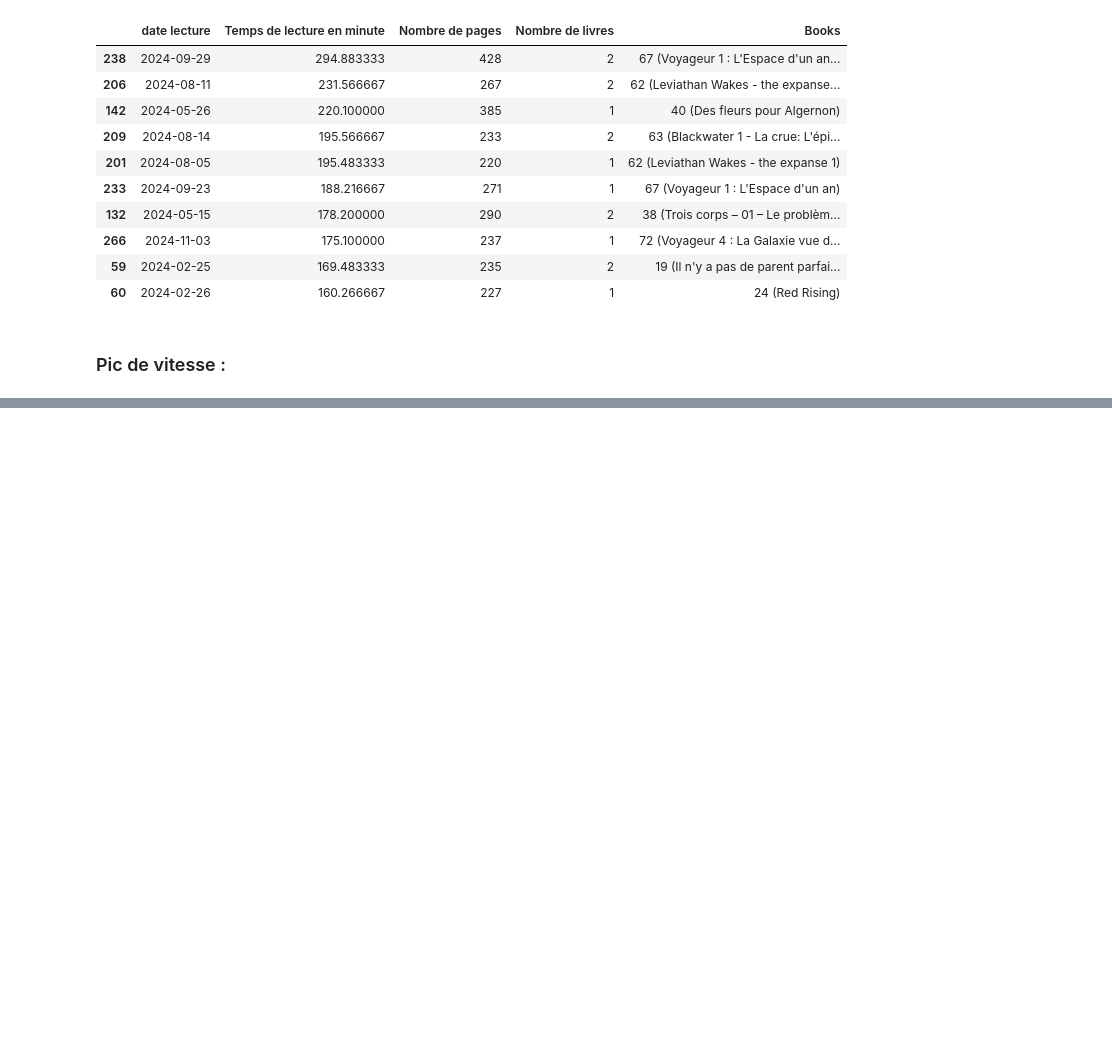
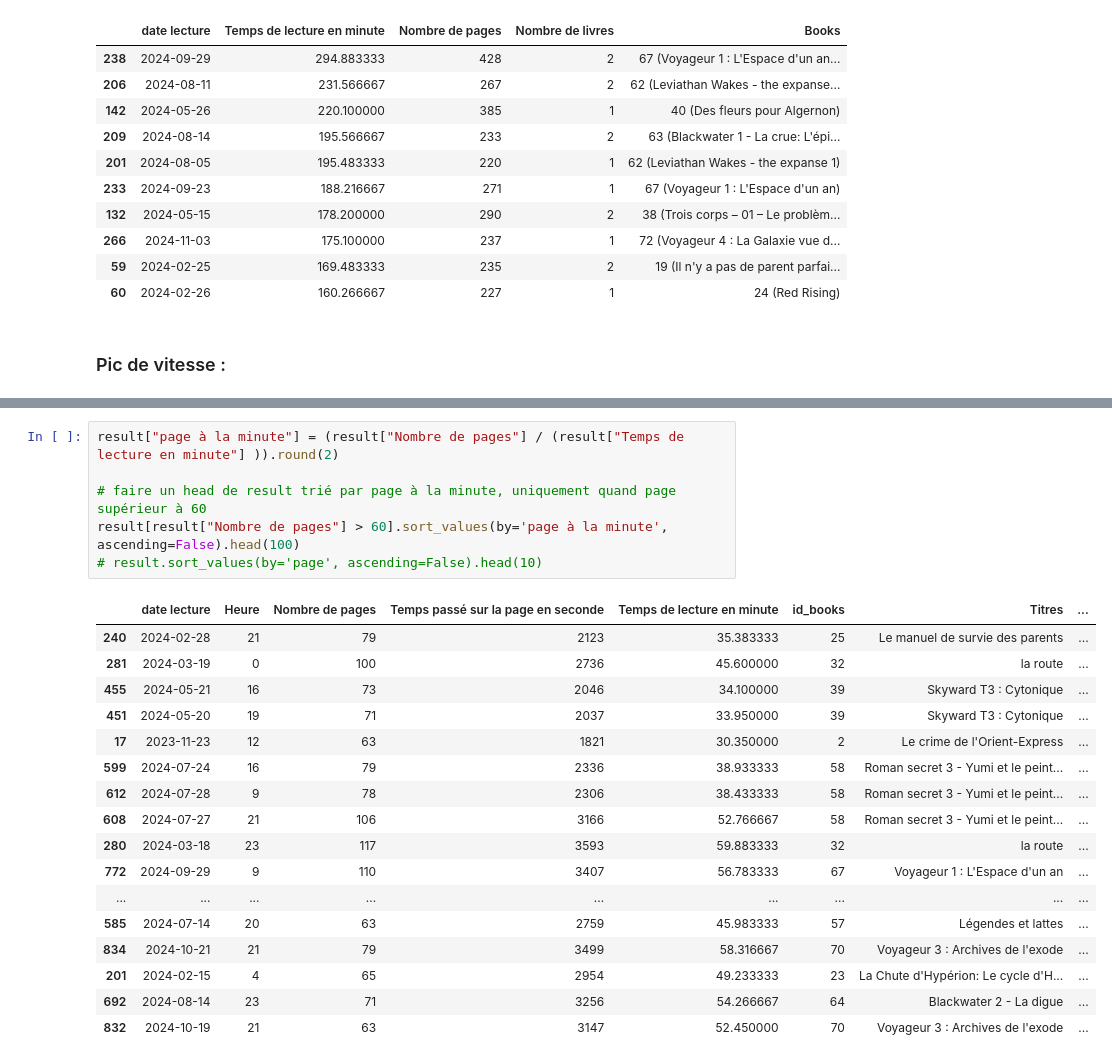
Before and after one commit to ChrisOlv/book_data_analysis, a Jupyter notebook: dataviz/dataviz.ipynb, the cells around one changed output, grey strips where cells are left out. Drawn from its saved outputs; the diff is of its cells as text; blank space fills up the shorter version.

```diff
--- a/dataviz/dataviz.ipynb
+++ b/dataviz/dataviz.ipynb
@@ -570,0 +557,24 @@ merged_data.sort_values('Temps de lecture en minute', ascending=False).head(10)
+# %%
+result["page à la minute"] = (result["Nombre de pages"] / (result["Temps de lecture en minute"] )).round(2)
+
+# faire un head de result trié par page à la minute, uniquement quand page supérieur à 60
+result[result["Nombre de pages"] > 60].sort_values(by='page à la minute', ascending=False).head(100)
+# result.sort_values(by='page', ascending=False).head(10)
+# %% [output]
+|  | date lecture | Heure | Nombre de pages | Temps passé sur la page en seconde | Temps de lecture en minute | id_books | Titres | ... |
+| 240 | 2024-02-28 | 21 | 79 | 2123 | 35.383333 | 25 | Le manuel de survie des parents | ... |
+| 281 | 2024-03-19 | 0 | 100 | 2736 | 45.600000 | 32 | la route | ... |
+| 455 | 2024-05-21 | 16 | 73 | 2046 | 34.100000 | 39 | Skyward T3 : Cytonique | ... |
+| 451 | 2024-05-20 | 19 | 71 | 2037 | 33.950000 | 39 | Skyward T3 : Cytonique | ... |
+| 17 | 2023-11-23 | 12 | 63 | 1821 | 30.350000 | 2 | Le crime de l'Orient-Express | ... |
+| 599 | 2024-07-24 | 16 | 79 | 2336 | 38.933333 | 58 | Roman secret 3 - Yumi et le peint... | ... |
+| 612 | 2024-07-28 | 9 | 78 | 2306 | 38.433333 | 58 | Roman secret 3 - Yumi et le peint... | ... |
+| 608 | 2024-07-27 | 21 | 106 | 3166 | 52.766667 | 58 | Roman secret 3 - Yumi et le peint... | ... |
+| 280 | 2024-03-18 | 23 | 117 | 3593 | 59.883333 | 32 | la route | ... |
+| 772 | 2024-09-29 | 9 | 110 | 3407 | 56.783333 | 67 | Voyageur 1 : L'Espace d'un an | ... |
+| ... | ... | ... | ... | ... | ... | ... | ... | ... |
+| 585 | 2024-07-14 | 20 | 63 | 2759 | 45.983333 | 57 | Légendes et lattes | ... |
+| 834 | 2024-10-21 | 21 | 79 | 3499 | 58.316667 | 70 | Voyageur 3 : Archives de l'exode | ... |
+| 201 | 2024-02-15 | 4 | 65 | 2954 | 49.233333 | 23 | La Chute d'Hypérion: Le cycle d'H... | ... |
+| 692 | 2024-08-14 | 23 | 71 | 3256 | 54.266667 | 64 | Blackwater 2 - La digue | ... |
+| 832 | 2024-10-19 | 21 | 63 | 3147 | 52.450000 | 70 | Voyageur 3 : Archives de l'exode | ... |
```
Also changed, not shown: parts of 16 cells of this notebook, 3 other files.
